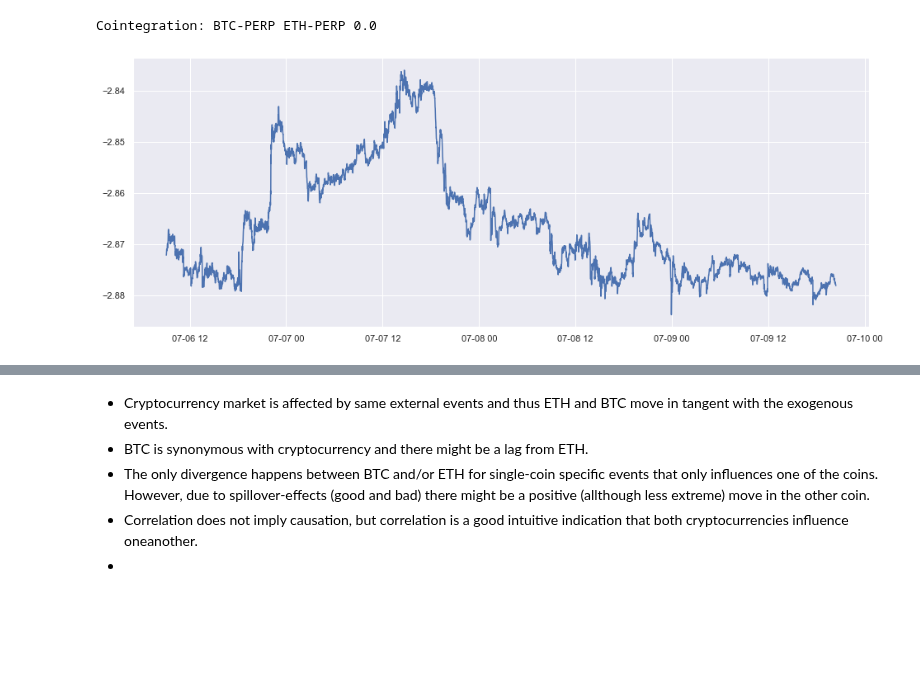
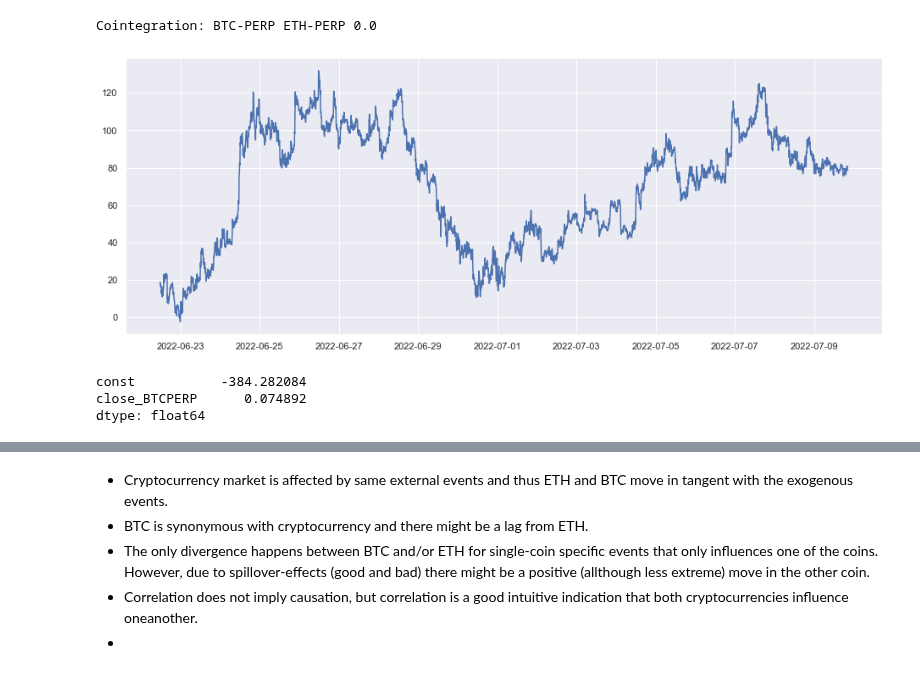
Before and after one commit to EdgyPanda/Python-Projects, a Jupyter notebook: Testing-for-cointegration-in-the-crypto-futures-market/CointegrationAnalysis.ipynb, the cells around one changed output, grey strips where cells are left out. Cells and saved outputs as stored; diff of their text form; code cells hidden in the pictures; blank space fills up the shorter version.

```diff
--- a/Testing-for-cointegration-in-the-crypto-futures-market/CointegrationAnalysis.ipynb
+++ b/Testing-for-cointegration-in-the-crypto-futures-market/CointegrationAnalysis.ipynb
@@ -67,7 +76,7 @@ np.sum(MergedMarkets.loc[:,'close_BTCPERP'].isna()), np.sum(MergedMarkets.loc[:,
 (0, 0)
 # %%
 #ad-hoc downscaling
-sns.set()
+sns.set_style("darkgrid")
 plt.figure(figsize=(16,6))
 plt.plot(close_BTCPERP/21, label = 'BTCUSDT Perpetual Futures')
 plt.plot(close_ETHPERP, label = 'ETHUSDT Perpetual Futures')
@@ -98,16 +107,13 @@ data = check_pair('BTC-PERP', 'ETH-PERP', '5m')
 # %% [output]
 Cointegration: BTC-PERP ETH-PERP 0.0
 # %%
-logSpread = np.log(close_BTCPERP) - np.log(close_ETHPERP)
+logSpread = np.log(close_BTCPERP) -  np.log(close_ETHPERP)
 
-
-test = get_ohlc_ccxt('BTC-PERP', '1m')
-test2 = get_ohlc_ccxt('ETH-PERP', '1m')
-Spread2 =  np.log(test2.loc[:,'close']) - np.log(test.loc[:,'close'])
+Spread = close_ETHPERP - 1/19 *  close_BTCPERP
 
 plt.figure(figsize=(16,6))
 #plt.plot(logSpread)
-plt.plot(Spread2)
+plt.plot(Spread)
 plt.show()
 # %% [output]
-[figure, old version]
+[figure, new version]
@@ -113,0 +126,6 @@ plt.show()
+# %%
+reg.params
+# %% [output]
+const           -384.282084
+close_BTCPERP      0.074892
+dtype: float64
```
Also changed, not shown: parts of 3 cells of this notebook.
